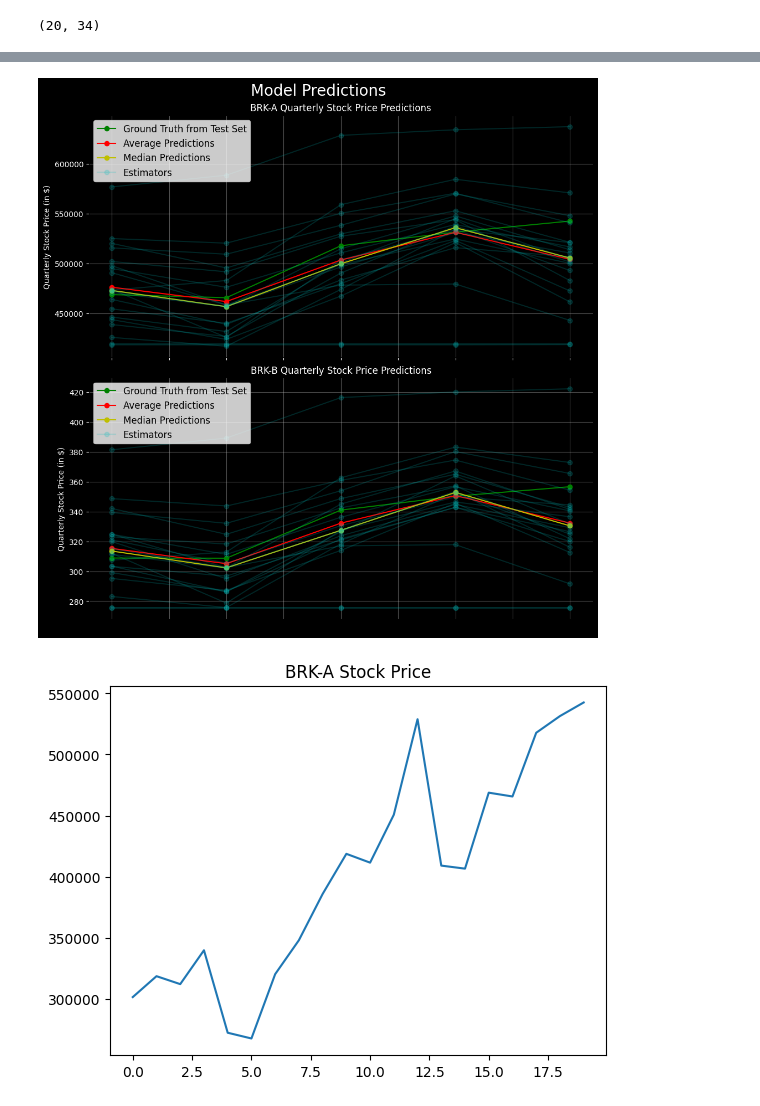
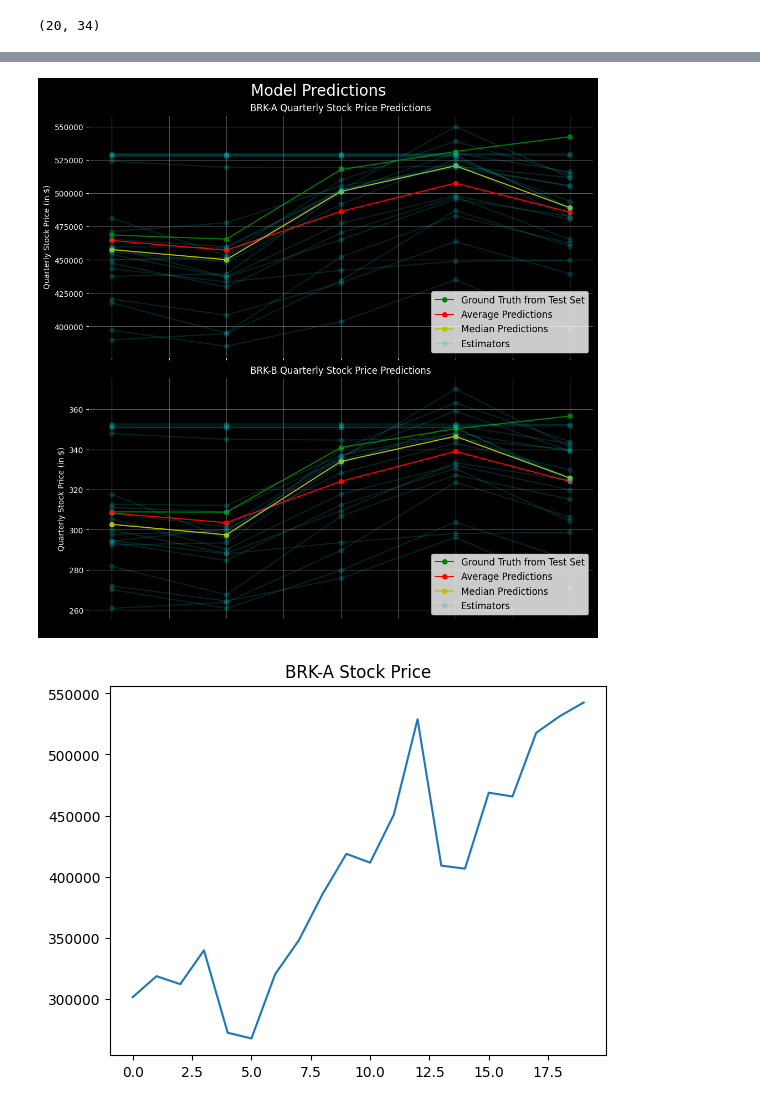
Before and after one commit to Robohrriday/MS499_IITGN_Finance_2024, a Jupyter notebook: Prediction Model/model.ipynb, the cells around one changed output, grey strips where cells are left out. Saved outputs shown, nothing was run; the diff lists cells and outputs as text; code cells hidden in the pictures.

```diff
--- a/Prediction Model/model.ipynb
+++ b/Prediction Model/model.ipynb
@@ -760,35 +760,35 @@ med_pred_2 = np.median(predictions2, axis = 0)
 # %%
 fig, ax = plt.subplots(2, 1, figsize = (10,10), sharex=True, layout  = "constrained")
 plt.suptitle("Model Predictions", fontsize = 20, color = 'white')
 fig.patch.set_facecolor('#000000')
 ax[0].set_title("BRK-A Quarterly Stock Price Predictions", color = 'white')
 ax[0].set_ylabel("Quarterly Stock Price (in $)", color = 'white')
 # ax[0].plot(np.arange(len(est.train_L)), scaler.inverse_transform(est.train_L)[:, 0], 'b-o')
 ax[0].plot(np.arange(len(est.train_L), len(est.train_L)+len(est.test_L)), scaler.inverse_transform(est.test_L)[:, 0], 'g-o')
-ax[0].plot(np.arange(len(est.train_L), len(est.train_L)+len(est.test_L)), avg_pred_1 + 50000, 'r-o')
-ax[0].plot(np.arange(len(est.train_L), len(est.train_L)+len(est.test_L)), med_pred_1 + 50000, 'y-o')
+ax[0].plot(np.arange(len(est.train_L), len(est.train_L)+len(est.test_L)), avg_pred_1, 'r-o')
+ax[0].plot(np.arange(len(est.train_L), len(est.train_L)+len(est.test_L)), med_pred_1, 'y-o')
 for i in range(runs):
-    ax[0].plot(np.arange(len(est.train_L), len(est.train_L)+len(est.test_L)), predictions1[i] + 50000, 'c-o', alpha = 0.2)
+    ax[0].plot(np.arange(len(est.train_L), len(est.train_L)+len(est.test_L)), predictions1[i], 'c-o', alpha = 0.2)
 ax[0].legend(["Ground Truth from Test Set", "Average Predictions", "Median Predictions", "Estimators"], fontsize = 12)
 ax[0].grid(alpha = 0.5)
 ax[0].set_facecolor('#000000')
 ax[0].tick_params(axis='both', colors='white')
 
 ax[1].set_title("BRK-B Quarterly Stock Price Predictions", color = 'white')
 ax[1].set_ylabel("Quarterly Stock Price (in $)", color = 'white')
 # ax[1].plot(np.arange(len(est.train_L)), scaler.inverse_transform(est.train_L)[:, 1], 'b-o')
 ax[1].plot(np.arange(len(est.train_L), len(est.train_L)+len(est.test_L)), scaler.inverse_transform(est.test_L)[:, 1], 'g-o')
-ax[1].plot(np.arange(len(est.train_L), len(est.train_L)+len(est.test_L)), avg_pred_2 + 30, 'r-o')
-ax[1].plot(np.arange(len(est.train_L), len(est.train_L)+len(est.test_L)), med_pred_2 + 30, 'y-o')
+ax[1].plot(np.arange(len(est.train_L), len(est.train_L)+len(est.test_L)), avg_pred_2, 'r-o')
+ax[1].plot(np.arange(len(est.train_L), len(est.train_L)+len(est.test_L)), med_pred_2, 'y-o')
 for i in range(runs):
-    ax[1].plot(np.arange(len(est.train_L), len(est.train_L)+len(est.test_L)), predictions2[i] + 30, 'c-o', alpha = 0.2)
+    ax[1].plot(np.arange(len(est.train_L), len(est.train_L)+len(est.test_L)), predictions2[i], 'c-o', alpha = 0.2)
 ax[1].legend(["Ground Truth from Test Set", "Average Predictions", "Median Predictions","Estimators"], fontsize = 12)
 ax[1].grid(alpha = 0.5)
 ax[1].set_facecolor('#000000')
 ax[1].tick_params(axis='y', colors='white')
 plt.show()
 # %% [output]
-[figure, old version]
+[figure, new version]
 # %%
 dataframe = pd.DataFrame({"Ground Truth BRK-A": scaler.inverse_transform(est.test_L)[:, 0], "Ground Truth BRK-B": scaler.inverse_transform(est.test_L)[:, 1], "Average Prediction BRK-A":avg_pred_1, "Average Prediction BRK-B":avg_pred_2, "Median Prediction BRK-A":med_pred_1, "Median Prediction BRK-B":med_pred_2})
 dataframe.to_csv("Results.csv")
```
Also changed, not shown: parts of 1 cell of this notebook, 1 other file.
